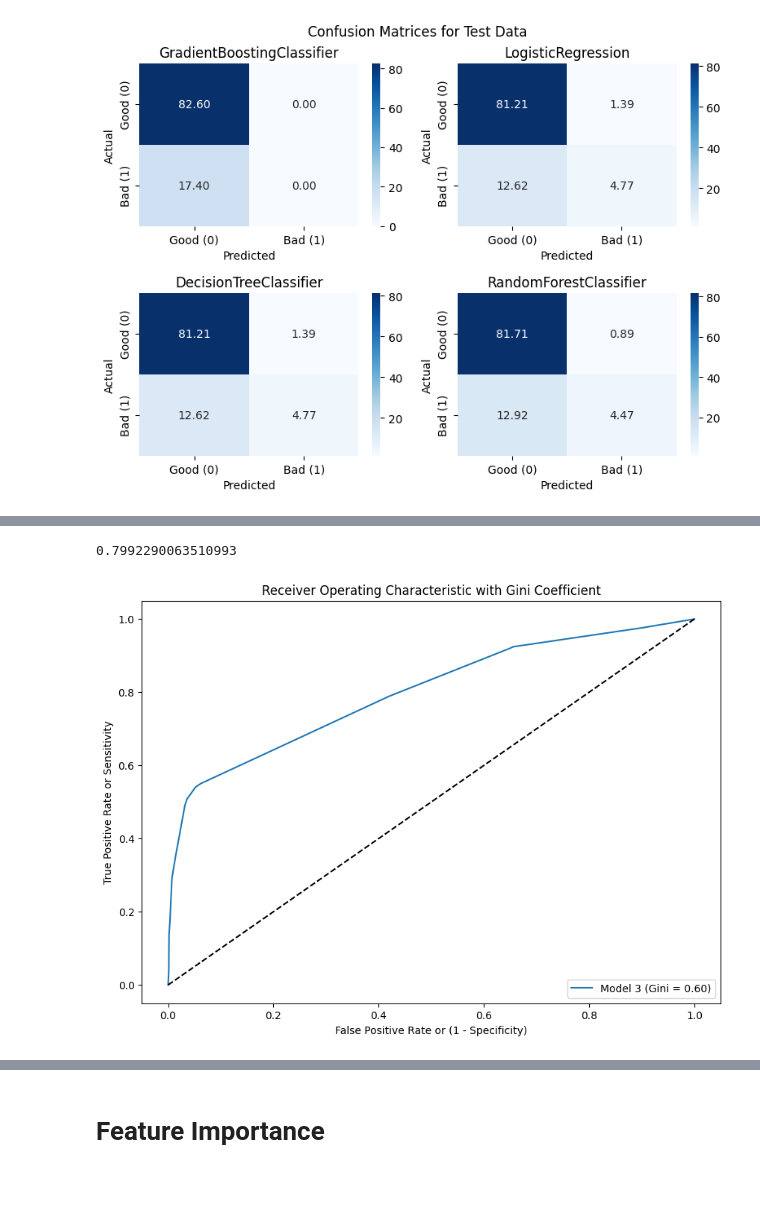
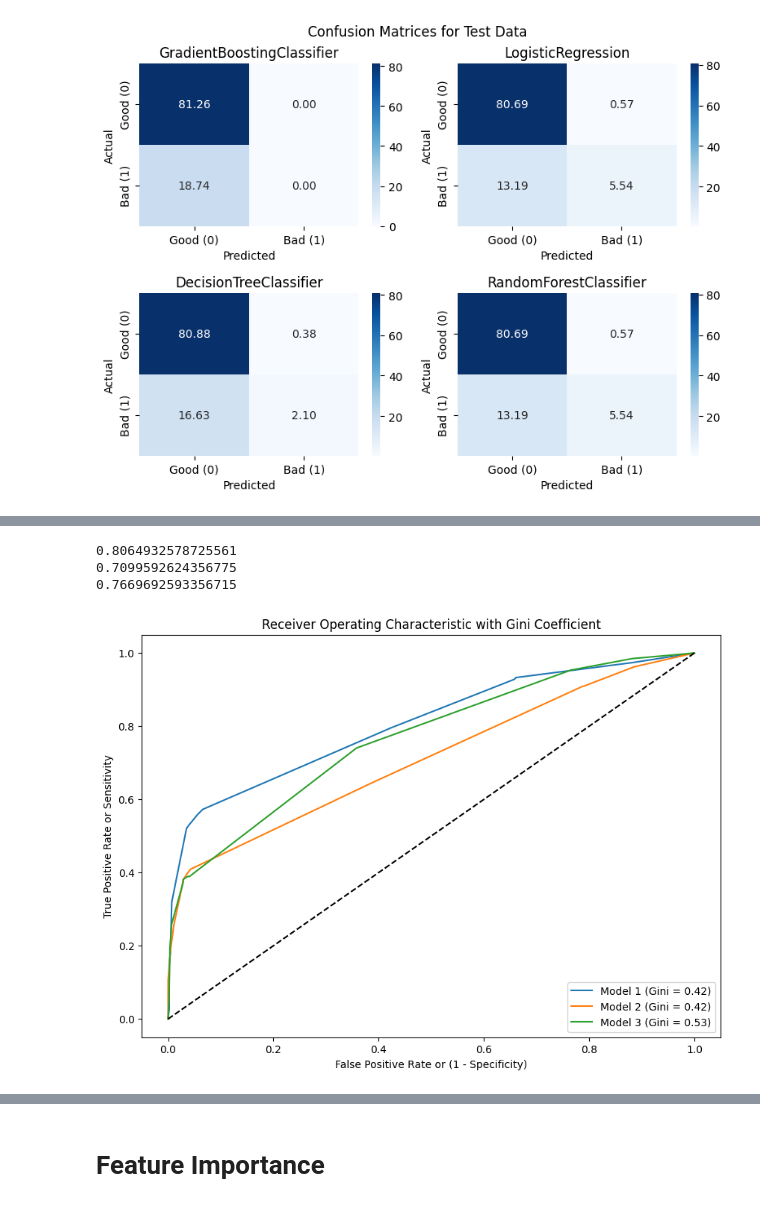
Before and after one commit to AndreasNilssonNstart/Behaviour-ScoreCard-DATA-223-, a Jupyter notebook: 2. Code/2. Model Development.ipynb, the cells around one changed output, grey strips where cells are left out. Cells and saved outputs as stored; diff of their text form; code cells hidden in the pictures.

```diff
--- a/2. Code/2. Model Development.ipynb
+++ b/2. Code/2. Model Development.ipynb
@@ -120,9 +120,11 @@ df = pd.read_csv('BSC_mani.csv', skiprows=0)
 pd.set_option('display.max_columns', None)
 
 df = df.sort_values(by=['AccountNumber','MOB'])
-#df =df[df.DisbursedDate >= '2019-01-01' ]
+df =df[df.DisbursedDate >= '2021-01-01' ]
 
 #df =df[df.MOB < 20]
+# %%
+df = df.drop(columns=['Ever30In12Months','WorstDelinquency','WorstDelinquency12M','Ever30','Ever60','Ever60In12Months']) # ,'MOB','TimeSince60',	'Ever60In6Months'
 # %%
 df
 # %% [output]
@@ -236,7 +228,14 @@ models['GradientBoostingClassifier'] = trained_model  # Store the trained model
 
 
 # Best parameters
-best_params = {'bootstrap': True,'criterion': 'gini','max_depth': 10,'max_features': 10,'min_samples_leaf': 5,'min_samples_split': 7,'n_estimators': 5}
+best_params = {'n_estimators': 7,
+ 'criterion': 'gini',
+ 'max_depth': 6,
+ 'min_samples_split': 5,
+ 'min_samples_leaf': 2,
+ 'max_features': 'log2',
+ 'max_leaf_nodes': 12,
+ 'min_impurity_decrease': 0.0}
 
 results, trained_model = train_and_validate(RandomForestClassifier(**best_params), Xtrain, Ytrain, 'RandomForestClassifier')
 dfs.append(results)
@@ -259,7 +258,16 @@ models['DecisionTreeClassifier'] = trained_model  # Store the trained model
 
 
 # Hyperparameters you've determined
-best_params = {'max_iter': 1000000}
+best_params = {'penalty': 'elasticnet',
+ 'C': 1000.0,
+ 'solver': 'saga',
+ 'l1_ratio': 0.975,
+ 'fit_intercept': True,
+ 'warm_start': True,
+ 'max_iter': 10000000}
+
+ #'max_iter': 10000000}
+
 #'C': 0.001, 'max_iter': 1000000, 'penalty': 'l2', 'solver': 'lbfgs'
 
 
@@ -800,23 +855,28 @@ import matplotlib.pyplot as plt
 
 # Assuming y_true, pd_values_model1, pd_values_model2, and pd_values_model3 are already defined...
 
-
+# # Calculate AUC and Gini for Model 2
+fpr1, tpr1, thresholds1 = roc_curve(otoPlotPDtrain['Ever90_12M'], otoPlotPDtrain['Score'])
+roc_auc1 = auc(fpr1, tpr1)
+print(roc_auc1)
+gini1 = 2*roc_auc1 - 1
 
 # # Calculate AUC and Gini for Model 2
-# fpr2, tpr2, thresholds2 = roc_curve(see['Ever90'], see['UCScore'])
-# roc_auc2 = auc(fpr2, tpr2)
-# print(roc_auc2)
-# gini2 = 2*roc_auc2 - 1
+fpr2, tpr2, thresholds2 = roc_curve(otoPlotPDval['Ever90_12M'], otoPlotPDval['Score'])
+roc_auc2 = auc(fpr2, tpr2)
+print(roc_auc2)
+gini2 = 2*roc_auc2 - 1
 
 # Calculate AUC and Gini for Model 3
-fpr3, tpr3, thresholds3 = roc_curve(ttt['Ever90_12M'], ttt['Score'])
+fpr3, tpr3, thresholds3 = roc_curve(otoPlotPDtest['Ever90_12M'], otoPlotPDtest['Score'])
 roc_auc3 = auc(fpr3, tpr3)
 print(roc_auc3)
 gini3 = 2*roc_auc3 - 1
 
 # Plotting ROC curves
 plt.figure(figsize=(10, 7))
-#plt.plot(fpr2, tpr2, label=f'Model 2 (Gini = {gini2:.2f})')
+plt.plot(fpr1, tpr1, label=f'Model 1 (Gini = {gini2:.2f})')
+plt.plot(fpr2, tpr2, label=f'Model 2 (Gini = {gini2:.2f})')
 plt.plot(fpr3, tpr3, label=f'Model 3 (Gini = {gini3:.2f})')
 plt.plot([0, 1], [0, 1], 'k--')  # Random predictions curve
 plt.xlabel('False Positive Rate or (1 - Specificity)')
@@ -824,35 +884,37 @@ plt.ylabel('True Positive Rate or Sensitivity')
 plt.title('Receiver Operating Characteristic with Gini Coefficient')
 plt.legend(loc="lower right")
 plt.show()
 
 # Define color palette for each model
 color_dict = {
     'UC': 'blue',
     'Probability_model': 'green' #'GradientBoostingClassifier': 'your_color_here'  # Replace 'your_color_here' with your desired color
 }
 
 # Loop over the metrics
 #for i, metric in enumerate(metrics):
 col = (i % 2) + 1
 row = (i // 2) + 1
 for model in models_:
     #fig.add_trace(
     go.Bar(
         x=[model],
         y=[results_df.at[model, 'Test_' + metric]],
         name=f'{model} {metric}',
         marker_color=color_dict.get(model, '#808080'),  # Using .get() with hexadecimal for grey
         text=format_value(results_df.at[model, 'Test_' + metric]),
         textposition='outside',
         width=0.2,
         textfont=dict(size=10)
     ),
     row=row,
     col=col
 # This closing parenthesis was the issue.
 # %% [output]
-0.7992290063510993
+0.8064932578725561
+0.7099592624356775
+0.7669692593356715
-[figure, old version]
+[figure, new version]
 # %%
 from sklearn.metrics import precision_recall_curve, average_precision_score
 import matplotlib.pyplot as plt
```
Also changed, not shown: parts of 31 cells of this notebook, 3 other files.
